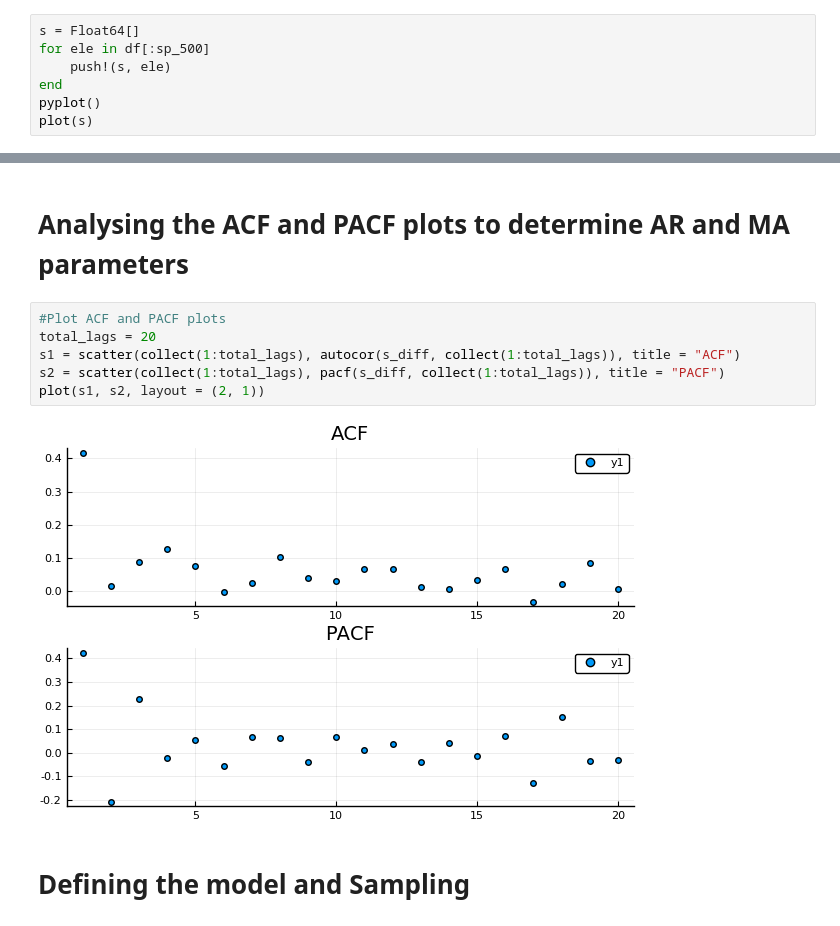
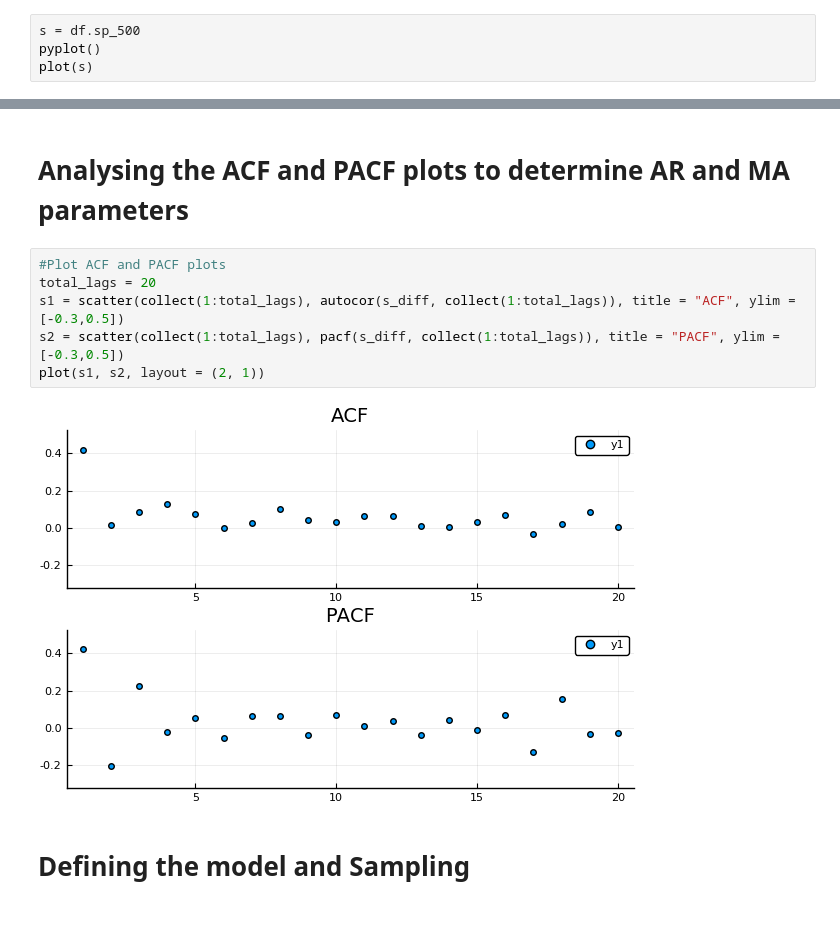
Before and after one commit to saumyagshah/JupyterNBTuringExamples, a Jupyter notebook: time_series_ARIMA.ipynb, the cells around one changed output, grey strips where cells are left out. Cells and saved outputs as stored; diff of their text form.

```diff
--- a/time_series_ARIMA.ipynb
+++ b/time_series_ARIMA.ipynb
@@ -42,10 +43,7 @@ df[:sp_500]
  2074.259979
  2056.099976
 # %%
-s = Float64[]
-for ele in df[:sp_500]
-    push!(s, ele)
-end
+s = df.sp_500
 pyplot()
 plot(s)
 # %% [output]
@@ -113,11 +108,11 @@ Details:
 # %%
 #Plot ACF and PACF plots
 total_lags = 20
-s1 = scatter(collect(1:total_lags), autocor(s_diff, collect(1:total_lags)), title = "ACF")
-s2 = scatter(collect(1:total_lags), pacf(s_diff, collect(1:total_lags)), title = "PACF")
+s1 = scatter(collect(1:total_lags), autocor(s_diff, collect(1:total_lags)), title = "ACF", ylim = [-0.3,0.5])
+s2 = scatter(collect(1:total_lags), pacf(s_diff, collect(1:total_lags)), title = "PACF", ylim = [-0.3,0.5])
 plot(s1, s2, layout = (2, 1))
 # %% [output]
-[figure, old version]
+[figure, new version]
 # %% [markdown]
 # Defining the model and Sampling
 # %%
```
Also changed, not shown: parts of 11 cells of this notebook.
